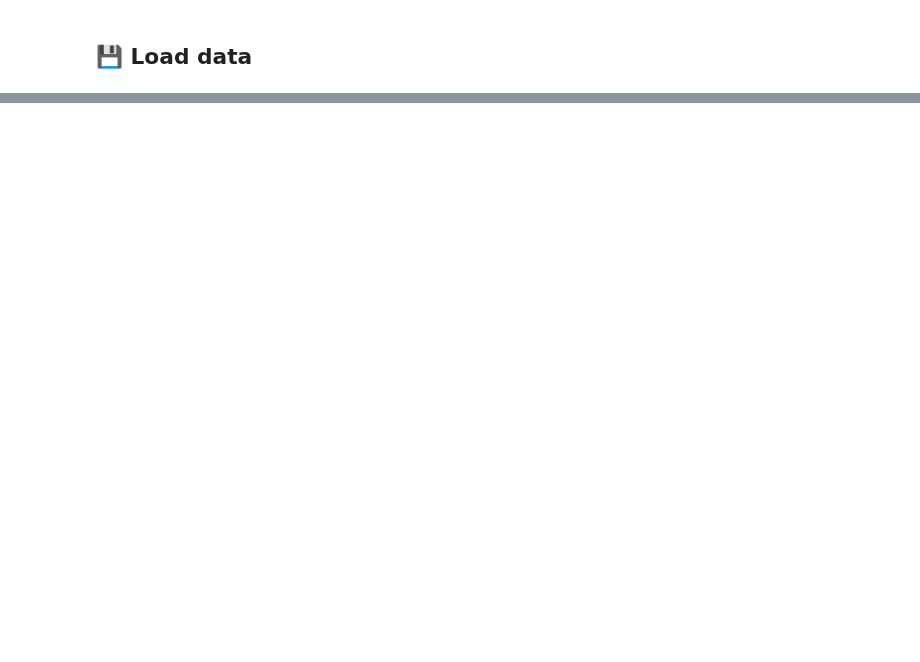
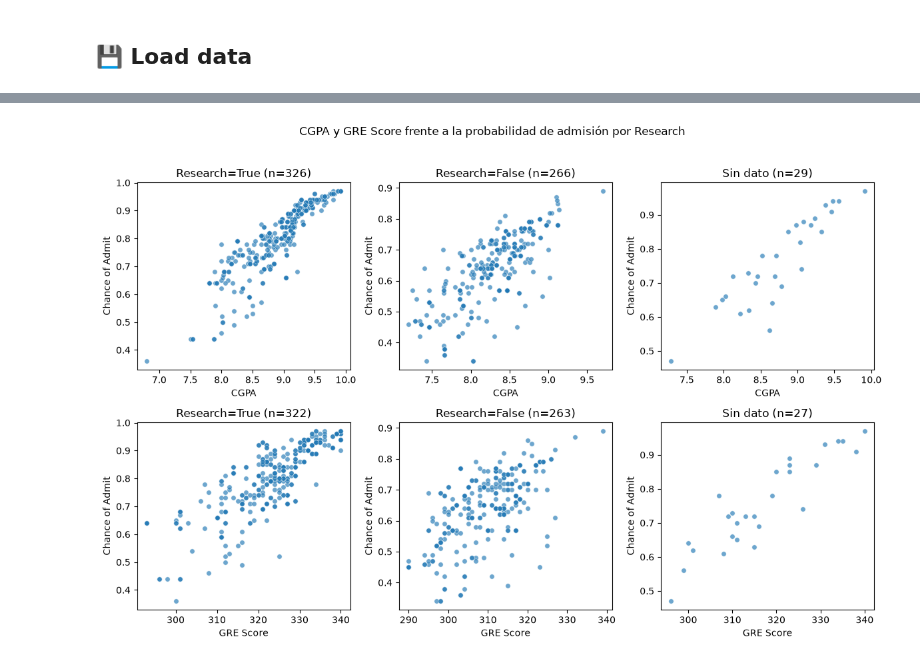
Before and after one commit to mangel477/Admisiones-predict-project, a Jupyter notebook: notebooks/3-analysis/03.Analisis-multivariable-MATR-2026-08-20.ipynb, the cells around one changed output, grey strips where cells are left out. Drawn from its saved outputs; the diff is of its cells as text; code cells hidden in the pictures; blank space fills up the shorter version.

```diff
--- a/notebooks/3-analysis/03.Analisis-multivariable-MATR-2026-08-20.ipynb
+++ b/notebooks/3-analysis/03.Analisis-multivariable-MATR-2026-08-20.ipynb
@@ -34,0 +190,62 @@ From the results obtained, what ideas or proposals can be generated to continue
+# %%
+PLOT_PREDICTOR_COLUMNS = ["CGPA", "GRE Score"]
+RESEARCH_GROUP_COLUMN = "Grupo de Research"
+RESEARCH_GROUP_LABELS = {
+    True: "Research=True",
+    False: "Research=False",
+}
+MISSING_RESEARCH_LABEL = "Sin dato"
+RESEARCH_GROUP_ORDER = [
+    RESEARCH_GROUP_LABELS[True],
+    RESEARCH_GROUP_LABELS[False],
+    MISSING_RESEARCH_LABEL,
+]
+PLOT_COLUMN_COUNT = len(RESEARCH_GROUP_ORDER)
+PLOT_WIDTH_PER_COLUMN = 4
+PLOT_HEIGHT_PER_ROW = 4
+POINT_ALPHA = 0.65
+POINT_SIZE = 28
+
+research_visualization_df = admisiones_df[
+    [*PLOT_PREDICTOR_COLUMNS, TARGET_COLUMN, RESEARCH_COLUMN]
+].copy()
+research_visualization_df[RESEARCH_GROUP_COLUMN] = (
+    research_visualization_df[RESEARCH_COLUMN]
+    .map(RESEARCH_GROUP_LABELS)
+    .fillna(MISSING_RESEARCH_LABEL)
+)
+
+figure, axes = plt.subplots(
+    nrows=len(PLOT_PREDICTOR_COLUMNS),
+    ncols=PLOT_COLUMN_COUNT,
+    figsize=(
+        PLOT_WIDTH_PER_COLUMN * PLOT_COLUMN_COUNT,
+        PLOT_HEIGHT_PER_ROW * len(PLOT_PREDICTOR_COLUMNS),
+    ),
+    squeeze=False,
+)
+
+for predictor_index, predictor_column in enumerate(PLOT_PREDICTOR_COLUMNS):
+    for group_index, research_group in enumerate(RESEARCH_GROUP_ORDER):
+        axis = axes[predictor_index, group_index]
+        plot_data = research_visualization_df.loc[
+            research_visualization_df[RESEARCH_GROUP_COLUMN].eq(research_group),
+            [predictor_column, TARGET_COLUMN],
+        ].dropna()
+        sns.scatterplot(
+            data=plot_data,
+            x=predictor_column,
+            y=TARGET_COLUMN,
+            alpha=POINT_ALPHA,
+            s=POINT_SIZE,
+            ax=axis,
+        )
+        axis.set_title(f"{research_group} (n={len(plot_data)})")
+        axis.set_xlabel(predictor_column)
+        axis.set_ylabel(TARGET_COLUMN.strip())
+
+figure.suptitle("CGPA y GRE Score frente a la probabilidad de admisión por Research")
+figure.tight_layout(rect=(0, 0, 1, 0.96))
+plt.show()
+# %% [output]
+[figure, added]
```
Also changed, not shown: parts of 40 cells of this notebook, 1 other file.
